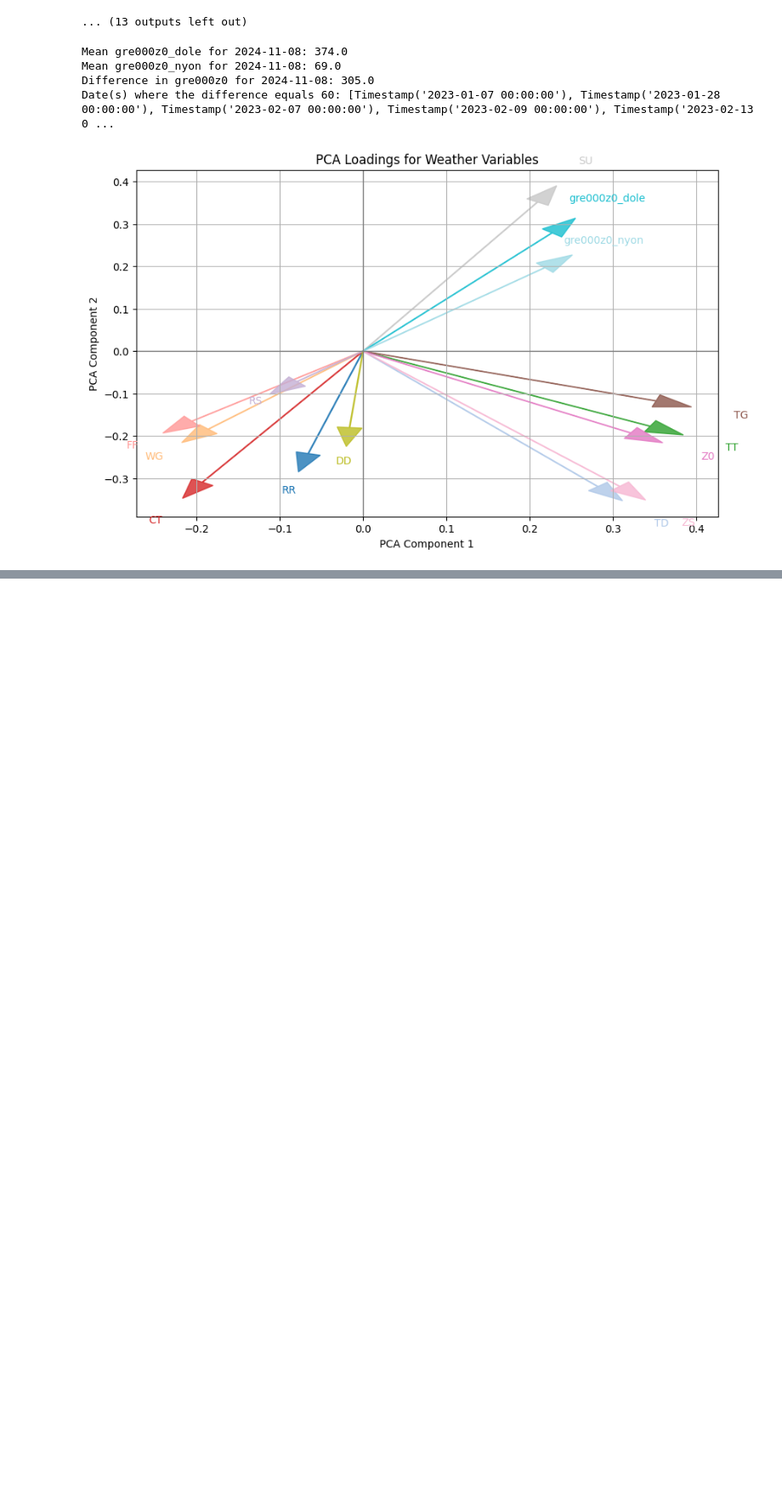
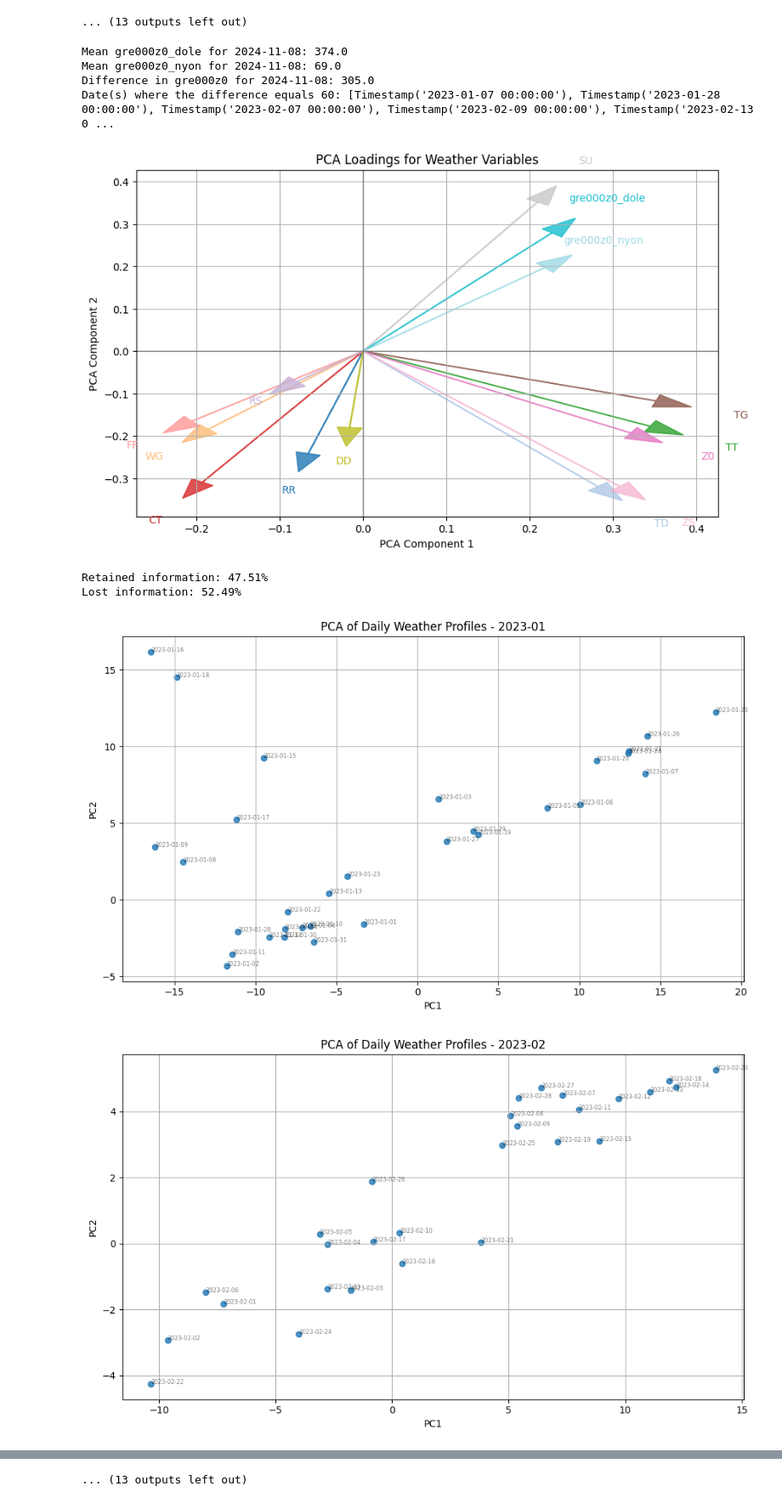
Before and after one commit to MartaRende/StratusDetection, a Jupyter notebook: test.ipynb, the cells around one changed output, grey strips where cells are left out. Shown at 85% size. Drawn from its saved outputs; the diff is of its cells as text; code cells hidden in the pictures; blank space fills up the shorter version.

```diff
--- a/test.ipynb
+++ b/test.ipynb
@@ -811,7 +811,6 @@ import numpy as np
 import pandas as pd
 from sklearn.decomposition import PCA
 from sklearn.preprocessing import StandardScaler
-from sklearn.cluster import KMeans
 import matplotlib.pyplot as plt
 
 # Load and preprocess
@@ -849,46 +848,54 @@ for date, group in weather_df.groupby('date'):
 # Create DataFrame (one row per day)
 daily_matrix = pd.DataFrame(daily_vectors, index=valid_dates)
 
-# Fill missing values (optional: interpolation or mean fill)
+# Fill missing values
 daily_matrix = daily_matrix.interpolate(axis=1, limit_direction='both')
 daily_matrix = daily_matrix.fillna(daily_matrix.mean())
 
 # Standardize
 scaler = StandardScaler()
 X_scaled = scaler.fit_transform(daily_matrix)
 
 # PCA
-pca = PCA(n_components=2)
+pca = PCA(n_components=0.9)
 X_pca = pca.fit_transform(X_scaled)
+explained_variance = pca.explained_variance_ratio_
 
-# Optional: KMeans clustering
-n_clusters = 2
-kmeans = KMeans(n_clusters=n_clusters, random_state=42)
-clusters = kmeans.fit_predict(X_pca)
+retained_info = explained_variance.sum()
+lost_info = 1 - retained_info
+
+
+print(f"Retained information: {retained_info:.2%}")
+print(f"Lost information: {lost_info:.2%}")
+
 
 # Convert index to datetime to get months
 daily_matrix.index = pd.to_datetime(daily_matrix.index)
 months = daily_matrix.index.to_period('M').unique()
 
 # Plot by month
 for month in months:
     fig, ax = plt.subplots(figsize=(10, 6))
     month_mask = daily_matrix.index.to_period('M') == month
     scatter = ax.scatter(
         X_pca[month_mask, 0],
         X_pca[month_mask, 1],
-        c=np.array(clusters)[month_mask],
-        cmap='Set1',
-        alpha=0.8
+        alpha=0.8,
+        color='tab:blue'
     )
     for i in np.where(month_mask)[0]:
         ax.text(X_pca[i, 0], X_pca[i, 1], str(daily_matrix.index[i].date()), fontsize=6, alpha=0.5)
 
     ax.set_title(f'PCA of Daily Weather Profiles - {month}')
     ax.set_xlabel('PC1')
     ax.set_ylabel('PC2')
-    plt.colorbar(scatter, ax=ax, label='Cluster')
     ax.grid()
     plt.tight_layout()
-    plt.savefig(f"analysis/pca/pca_per_day_month_{month}.png", dpi=150)
-    plt.close(fig)
+    plt.show()
+    # plt.savefig(f"analysis/pca/pca_per_day_month_{month}.png", dpi=150)
+    # plt.close(fig)
+# %% [output]
+Retained information: 47.51%
+Lost information: 52.49%
+[figure, added]
+[figure, added]
@@ -894,0 +911 @@ for month in months:
+... (13 outputs left out)
```
Also changed, not shown: parts of 1 cell of this notebook.
